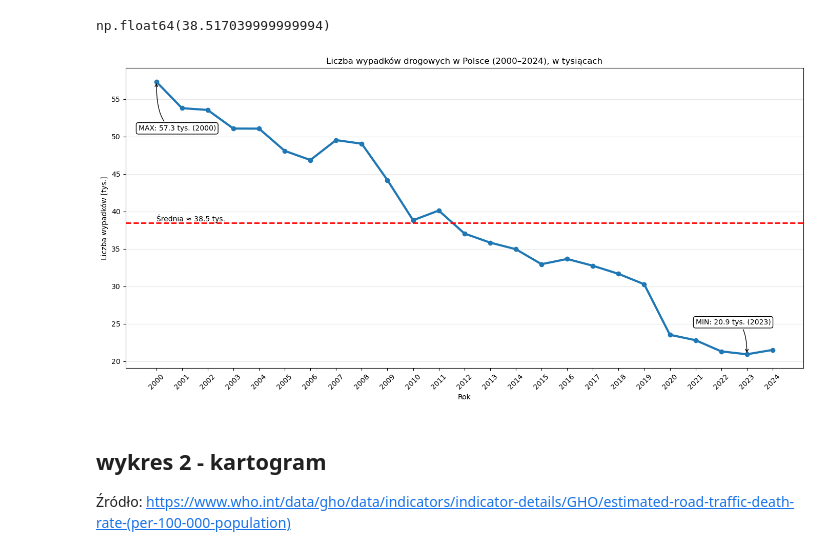
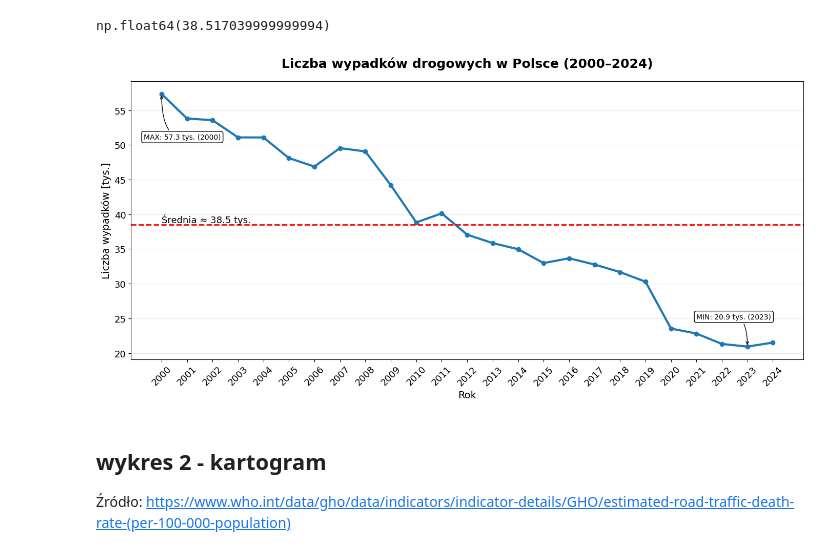
Before and after one commit to JankData/car-accidents-visualizations, a Jupyter notebook: notebooks/wypadki1.ipynb, the cells around one changed output. Saved outputs shown, nothing was run; the diff lists cells and outputs as text; code cells hidden in the pictures.

```diff
--- a/notebooks/wypadki1.ipynb
+++ b/notebooks/wypadki1.ipynb
@@ -93,7 +93,7 @@ plt.plot(ts["year"], ts["accidents_k"], linewidth=3, marker="o")
 plt.axhline(mean_val, linestyle="--", linewidth=2, color='red')
 plt.text(ts["year"].min(), mean_val,
          f"Średnia ≈ {mean_val:.1f} tys.",
-         va="bottom", ha="left")
+         va="bottom", ha="left", fontsize=13)
 
 max_row = ts.loc[ts["accidents_k"].idxmax()]
 
@@ -101,39 +101,40 @@ plt.annotate(
     f'MAX: {max_row["accidents_k"]:.1f} tys. ({int(max_row["year"])})',
     xy=(max_row["year"], max_row["accidents_k"]),
     xytext=(max_row["year"]-0.7, max_row["accidents_k"]-6.5),
     arrowprops=dict(
         arrowstyle='->',
         color='black',
         connectionstyle='angle3,angleA=0,angleB=-90'
     ),
     bbox=dict(facecolor='white', boxstyle='round', edgecolor='black')
 )
 
 min_row = ts.loc[ts["accidents_k"].idxmin()]
 
 plt.annotate(
     f'MIN: {min_row["accidents_k"]:.1f} tys. ({int(min_row["year"])})',
     xy=(min_row["year"], min_row["accidents_k"]),
     xytext=(min_row["year"] - 2, min_row["accidents_k"] + 4),
     arrowprops=dict(
         arrowstyle='->',
         color='black',
         connectionstyle='angle3,angleA=0,angleB=-90'
     ),
     bbox=dict(facecolor='white', boxstyle='round', edgecolor='black')
 )
 
-plt.title("Liczba wypadków drogowych w Polsce (2000–2024), w tysiącach")
-plt.xlabel("Rok")
-plt.ylabel("Liczba wypadków [tys.]")
-plt.grid(axis='y',alpha=0.3)
-plt.xticks(ts["year"], rotation=45)
+plt.title("Liczba wypadków drogowych w Polsce (2000–2024)", fontsize=18, fontweight='bold', pad=20)
+plt.xlabel("Rok",fontsize=14)
+plt.ylabel("Liczba wypadków [tys.]",fontsize=14)
+plt.grid(axis='y', alpha=0.3)
+plt.xticks(ts["year"], rotation=45,fontsize=13)
+plt.yticks(fontsize=13)
 plt.tight_layout()
 
 plt.savefig('timeseries_wypadki.png')
 plt.show()
 # %% [output]
-[figure, old version]
+[figure, new version]
 # %% [markdown]
 ## wykres 2 - kartogram
 Źródło: https://www.who.int/data/gho/data/indicators/indicator-details/GHO/estimated-road-traffic-death-rate-(per-100-000-population)
```
Also changed, not shown: parts of 12 cells of this notebook.
